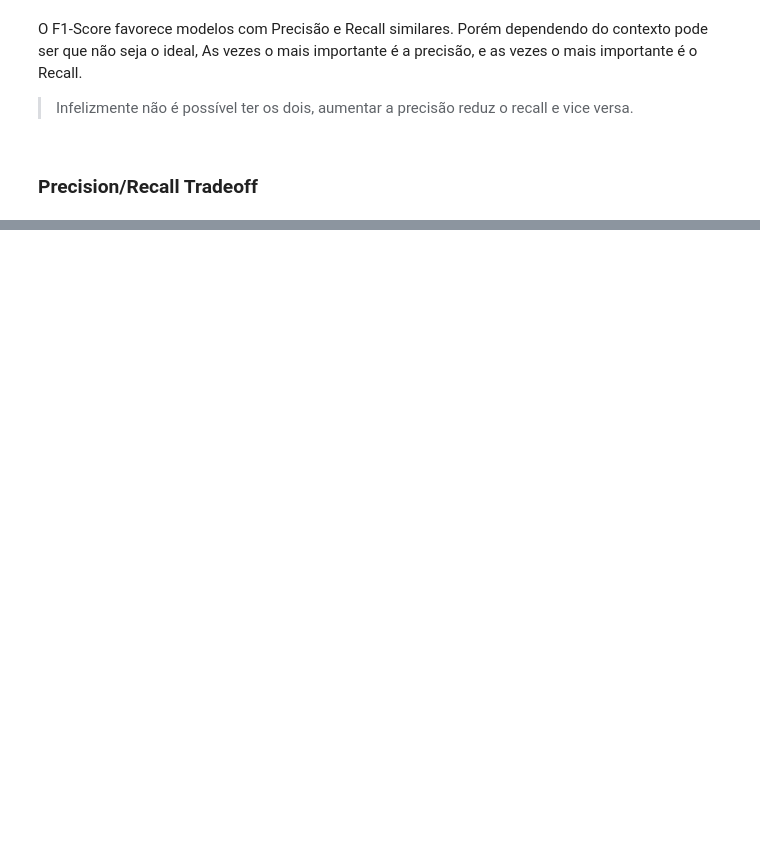
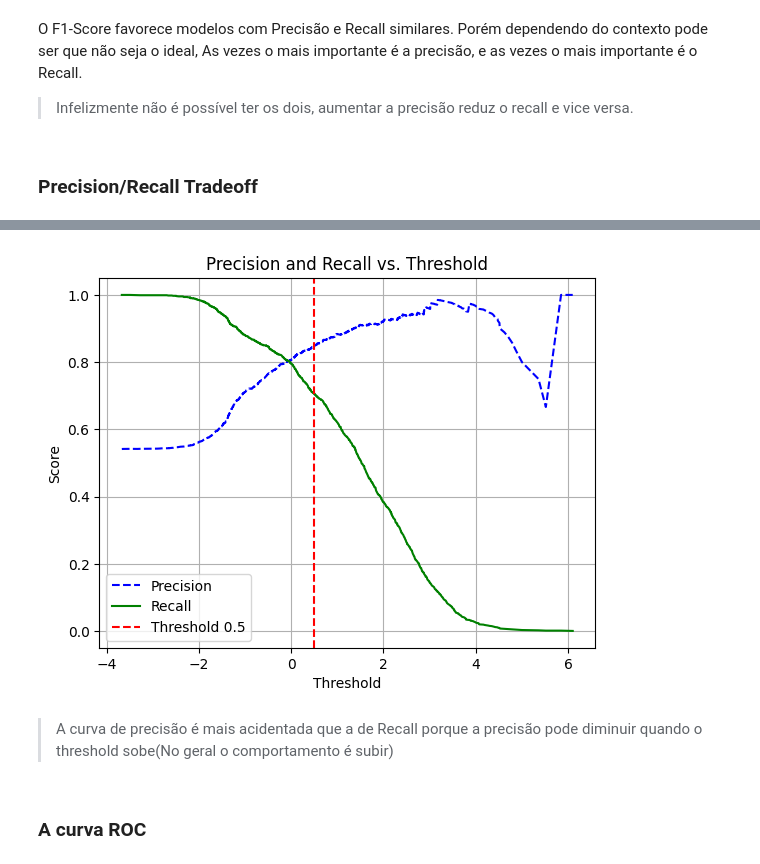
Before and after one commit to motamarcelo/jupyter_notebooks, a Jupyter notebook: Evasao.ipynb, the cells around one changed output, grey strips where cells are left out. Cells and saved outputs as stored; diff of their text form; code cells hidden in the pictures; blank space fills up the shorter version.

Commit message:
add roc curve

```diff
--- a/Evasao.ipynb
+++ b/Evasao.ipynb
@@ -541,0 +548,29 @@ O F1-Score favorece modelos com Precisão e Recall similares. Porém dependendo
+# %%
+## utilizando a cross_val_predict() novamente porém mudando o retorno para os scores no lugar das predições
+## como o DecisionTreeClassifier não possui a função de decisão, utilizei o LogisticRegression
+
+labels_scores = cross_val_predict(lin_log, evasion_prepared, evasion_labels, cv=3, method="decision_function")
+# %%
+from sklearn.metrics import precision_recall_curve
+
+precisions, recalls, thresholds = precision_recall_curve(evasion_labels, labels_scores)
+# %%
+def plot_precision_recall_vs_threshold(precisions, recalls, thresholds):
+    plt.plot(thresholds, precisions[:-1], "b--", label="Precision")
+    plt.plot(thresholds, recalls[:-1], "g-", label="Recall")
+    plt.xlabel("Threshold")
+    plt.ylabel("Score")
+    plt.title("Precision and Recall vs. Threshold")
+    plt.legend(loc="best")
+    plt.grid(True)
+    plt.axvline(x=0.5, color='r', linestyle='--', label='Threshold 0.5')  # Destacando o limiar 0.5
+    plt.legend()
+
+plot_precision_recall_vs_threshold(precisions, recalls, thresholds)
+plt.show()
+# %% [output]
+[figure, added]
+# %% [markdown]
+> A curva de precisão é mais acidentada que a de Recall porque a precisão pode diminuir quando o threshold sobe(No geral o comportamento é subir)
+# %% [markdown]
+### A curva ROC
```
Also changed, not shown: parts of 24 cells of this notebook.
